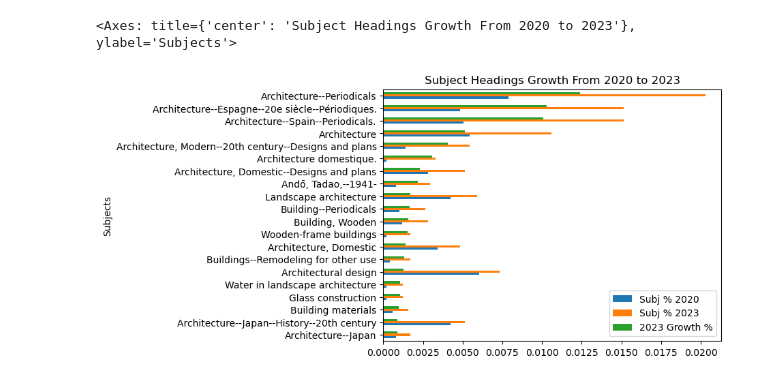
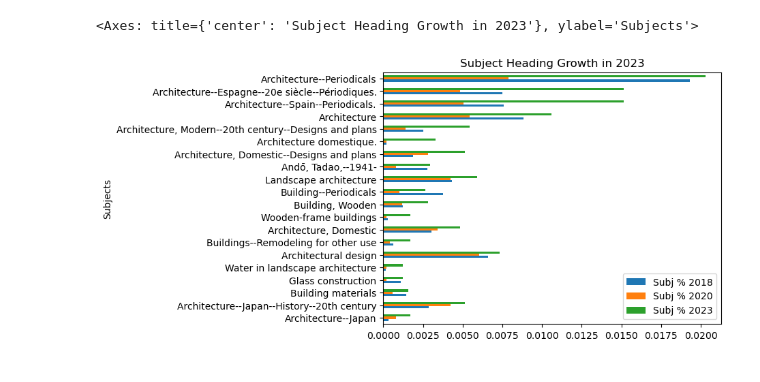
Before and after one commit to senderrr/Architecture, a Jupyter notebook: ArchitectureNotebookArticlePlots.ipynb, the cells around one changed output. Saved outputs shown, nothing was run; the diff lists cells and outputs as text; code cells hidden in the pictures.

```diff
--- a/ArchitectureNotebookArticlePlots.ipynb
+++ b/ArchitectureNotebookArticlePlots.ipynb
@@ -203,11 +222,11 @@ ThreeSHGrowth2018
 # %%
 # plotting sorted  by 2023 Diff 2018 on all there subjects (largest to smallest change)
-ThreeSHGrowth2020 = diff_three_df2023.rename(columns={"2023 Diff 2020": "2023 Growth %"})
-ThreeSHGrowth2020 = ThreeSHGrowth2020.sort_values('2023 Growth %', ascending=False)
-ThreeSHGrowth2020 = ThreeSHGrowth2020.head(20).sort_values('2023 Growth %', ascending=True).plot(x="Subjects", y=['Subj % 2020', 'Subj % 2023', '2023 Growth %'], kind="barh")
-ThreeSHGrowth2020.set_title('Subject Headings Growth From 2020 to 2023')
+ThreeSHGrowth2023 = diff_three_df2023.rename(columns={"2023 Diff 2020": "2023 Growth %"})
+ThreeSHGrowth2023 = ThreeSHGrowth2023.sort_values('2023 Growth %', ascending=False)
+ThreeSHGrowth2023 = ThreeSHGrowth2023.head(20).sort_values('2023 Growth %', ascending=True).plot(x="Subjects", y=['Subj % 2018', 'Subj % 2020', 'Subj % 2023'], kind="barh")
+ThreeSHGrowth2023.set_title('Subject Heading Growth in 2023')
 
-ThreeSHGrowth2020
+ThreeSHGrowth2023
 # %% [output]
-<Axes: title={'center': 'Subject Headings Growth From 2020 to 2023'}, ylabel='Subjects'>
+<Axes: title={'center': 'Subject Heading Growth in 2023'}, ylabel='Subjects'>
-[figure, old version]
+[figure, new version]
```
Also changed, not shown: parts of 4 cells of this notebook.
